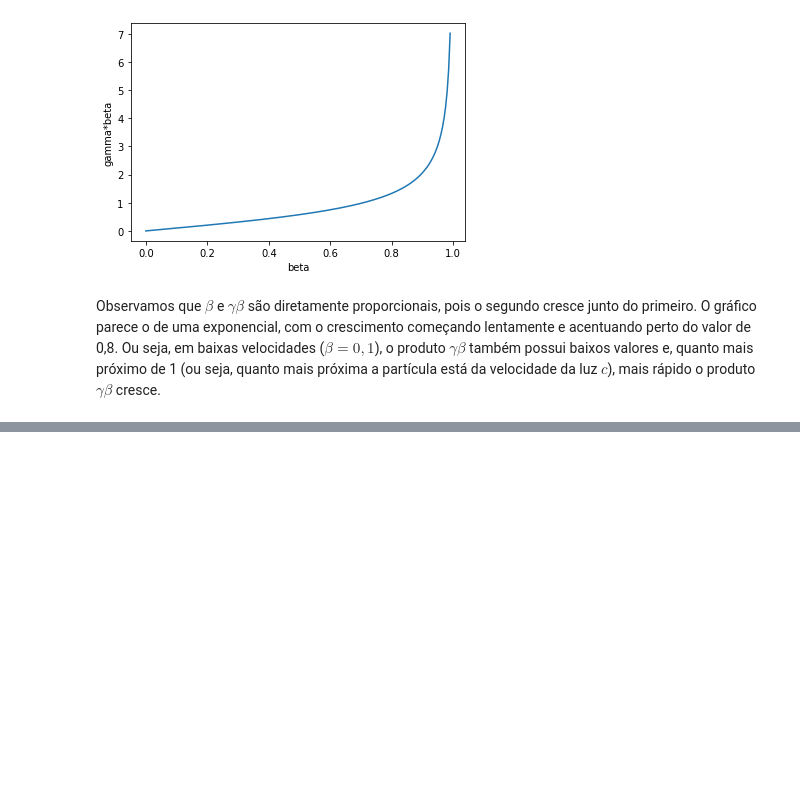
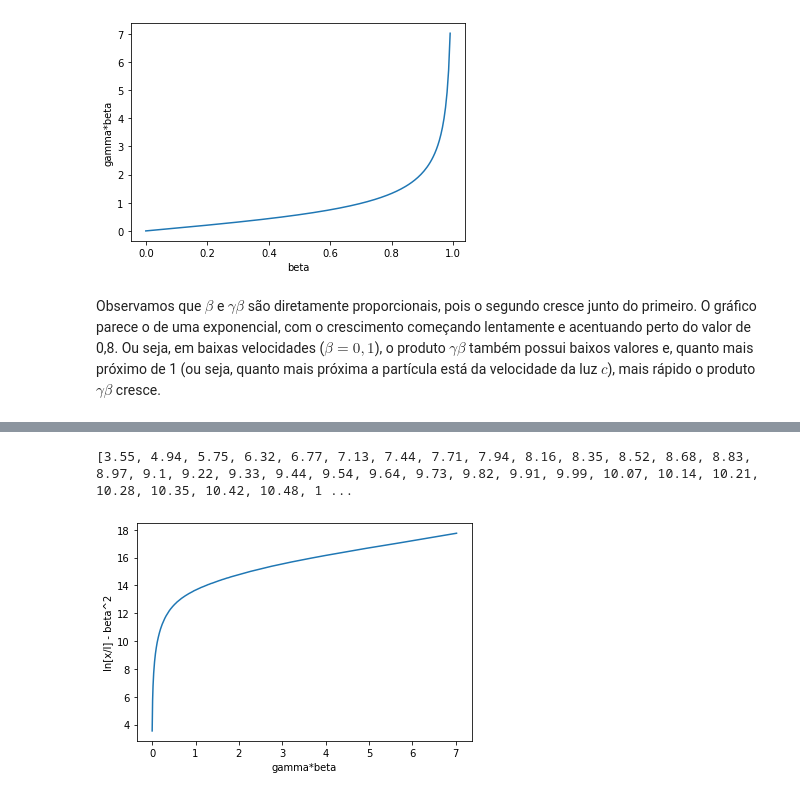
Before and after one commit to Victor17in/PythonCurso, a Jupyter notebook: Cópia_de_Projeto_1_FernandaA_Flavia_Victor.ipynb, the cells around one changed output, grey strips where cells are left out. Saved outputs shown, nothing was run; the diff lists cells and outputs as text; code cells hidden in the pictures; blank space fills up the shorter version.

```diff
--- a/Cópia_de_Projeto_1_FernandaA_Flavia_Victor.ipynb
+++ b/Cópia_de_Projeto_1_FernandaA_Flavia_Victor.ipynb
@@ -12,14 +12,18 @@ import matplotlib.pyplot as plt
 import numpy as np
 
 def gamma(beta):
-  #global y # sem isso não há print()
+  global y # sem isso não há print()
   y = 1/((1-(float(beta))**2)**(1/2))
   return y
 
-gamma(0.6)
-#print("Valor de gamma:", y)
+print(gamma(0.6))
+#Constantes
 mcquad = 0.511
-I= 1
+I= 0.75*(10**-6)
+ZsobreA = 0.45636 #
+K = 0.307 #
+e = 1.6*10**(-19)
+densidade = 8.96
 
 #beta vai de 0 a 0.995, fazer grafico yxbeta
 beta = 0
@@ -28,6 +32,8 @@ betalist = []
 gammalist = []
 gammabetalist = []
 gammabetaquadradolist = []
+colcheteslist = []
+menosdEsobredxlist = []
 
 while beta <= betalimit:
   betalist.append(beta)
@@ -36,6 +42,8 @@ while beta <= betalimit:
   gammabetalist.append(beta*(gamma(beta)))
   gammabetaquadradolist.append((2*mcquad*beta*(gamma(beta)))**2)
   beta = beta + 0.005
+  colcheteslist.append(round((np.log(((2*mcquad*beta*(gamma(beta)))**2)/I))- (beta)**2, 2))
+  menosdEsobredxlist.append((K*ZsobreA*densidade*(e/beta)**2)*(round((np.log(((2*mcquad*beta*(gamma(beta)))**2)/I))- (beta)**2, 2)))
 
 print(gammalist)
 print(betalist)
@@ -223,0 +166,13 @@ TypeError: ignored
+# %%
+#8
+#Plote o conteúdo dos colchetes versus \Gamma\Beta usando o mesmo espaçamento do vetor de log para o argumento x.
+print(colcheteslist)
+# %% [output]
+[3.55, 4.94, 5.75, 6.32, 6.77, 7.13, 7.44, 7.71, 7.94, 8.16, 8.35, 8.52, 8.68, 8.83, 8.97, 9.1, 9.22, 9.33, 9.44, 9.54, 9.64, 9.73, 9.82, 9.91, 9.99, 10.07, 10.14, 10.21, 10.28, 10.35, 10.42, 10.48, 1 ...
+# %%
+plt.plot(gammabetalist,colcheteslist)
+plt.xlabel("gamma*beta")
+plt.ylabel("ln[x/I] - beta^2")
+plt.show()
+# %% [output]
+[figure, added]
```
Also changed, not shown: parts of 9 cells of this notebook.
